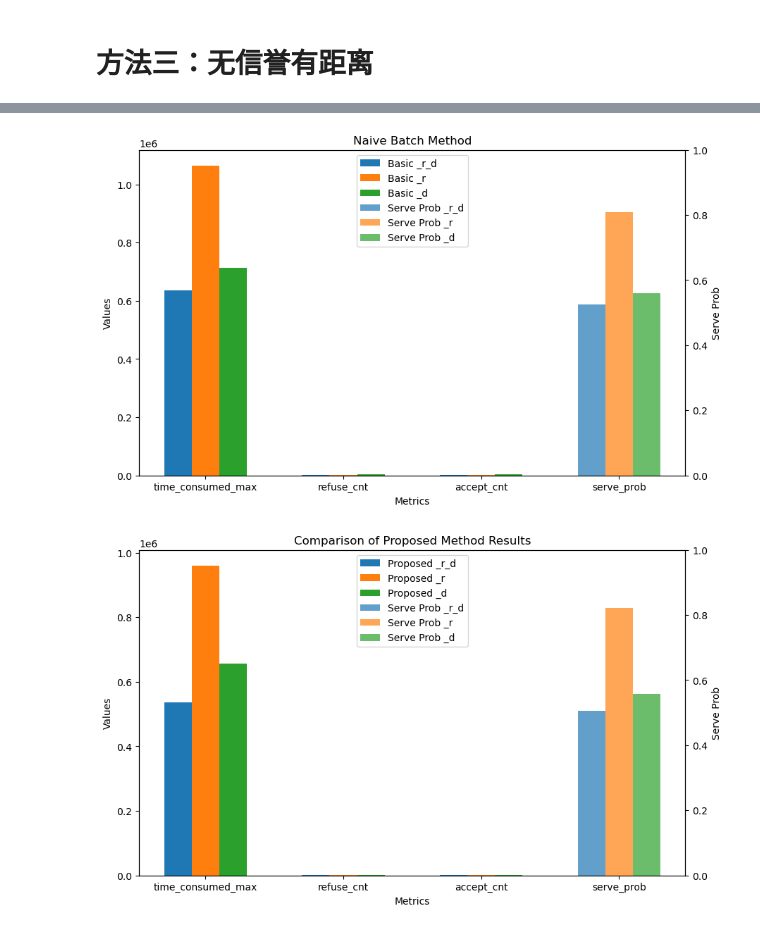
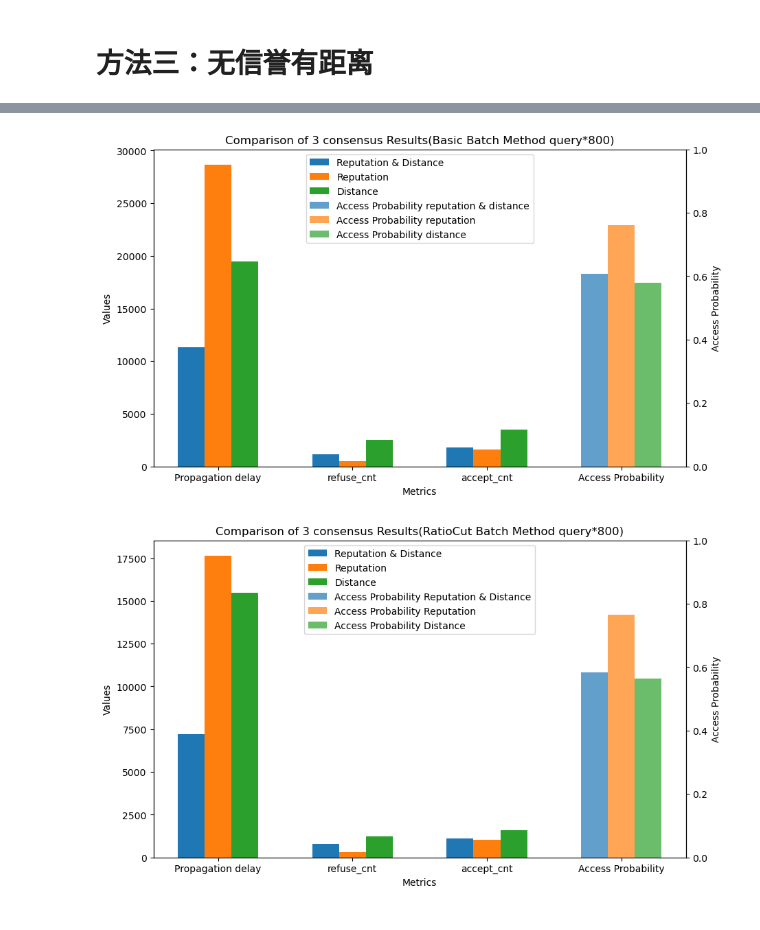
Before and after one commit to zipingw/IotDataAccessExp, a Jupyter notebook: data_preprocess_v2.ipynb, the cells around one changed output, grey strips where cells are left out. Cells and saved outputs as stored; diff of their text form; code cells hidden in the pictures.

Commit message:
exp results

```diff
--- a/data_preprocess_v2.ipynb
+++ b/data_preprocess_v2.ipynb
@@ -845,0 +849,3 @@ time_low:1980, time_high:1998, device_low:12, device_high:12
+# %%
+for idx in range(len(found_in_basic_batch)):
+    found_in_basic_batch[idx] = list(set(found_in_basic_batch[idx]))
@@ -845,0 +872,3 @@ time_low:1980, time_high:1998, device_low:12, device_high:12
+# %%
+for idx in range(len(found_in_proposed_batch)):
+    found_in_proposed_batch[idx] = list(set(found_in_proposed_batch[idx]))
@@ -937,0 +1006,5 @@ found_in_proposed_node_r_d
+# %%
+for idx in range(len(found_in_basic_node_r_d)):
+    found_in_basic_node_r_d[idx] = list(set(found_in_basic_node_r_d[idx]))
+for idx in range(len(found_in_proposed_node_r_d)):
+    found_in_proposed_node_r_d[idx] = list(set(found_in_proposed_node_r_d[idx]))
@@ -1396,7 +1488,7 @@ data_proposed_r = [time_consumed_max_proposed_r, refuse_cnt_proposed_r, accept_c
 data_basic_d = [time_consumed_max_basic_d, refuse_cnt_basic_d, accept_cnt_basic_d, serve_prob_basic_d]  # time_consumed_max_basic, refuse_cnt_basic, accept_cnt_basic, serve_prob_basic
 data_proposed_d = [time_consumed_max_proposed_d, refuse_cnt_proposed_d, accept_cnt_proposed_d, serve_prob_proposed_d]  # time_consumed_max_proposed, refuse_cnt_proposed, accept_cnt_proposed, serve_prob_proposed
 
-categories = ['time_consumed_max', 'refuse_cnt', 'accept_cnt', 'serve_prob']
+categories = ['Propagation delay', 'refuse_cnt', 'accept_cnt', 'Access Probability']
 
 # Plot 1: Horizontal comparison for basic method
 # Create figure and primary axis
@@ -1406,21 +1498,21 @@ bar_width = 0.2
 index = np.arange(len(categories))
 
 # Plot bars for time_consumed_max, refuse_cnt, accept_cnt, and serve_prob with primary y-axis for the first three metrics
-ax1.bar(index, data_basic_r_d, bar_width, label='Basic _r_d')
-ax1.bar(index + bar_width, data_basic_r, bar_width, label='Basic _r')
-ax1.bar(index + 2 * bar_width, data_basic_d, bar_width, label='Basic _d')
+ax1.bar(index, data_basic_r_d, bar_width, label='Reputation & Distance')
+ax1.bar(index + bar_width, data_basic_r, bar_width, label='Reputation')
+ax1.bar(index + 2 * bar_width, data_basic_d, bar_width, label='Distance')
 
 # Set labels, title, and legend for primary axis
 ax1.set_xlabel('Metrics')
 ax1.set_ylabel('Values')
-ax1.set_title('Naive Batch Method')
+ax1.set_title('Comparison of 3 consensus Results(Basic Batch Method query*800)')
 ax1.set_xticks(index + bar_width)
 ax1.set_xticklabels(categories)
 ax1.legend(loc='upper left')
 
 # Create secondary axis for serve_prob with adjusted range
 ax2 = ax1.twinx()
-ax2.set_ylabel('Serve Prob')
+ax2.set_ylabel('Access Probability')
 
 # Adjust the range of serve_prob to be more prominent
 serve_prob_scaled_r_d = np.array(data_basic_r_d[-1]) # Scaling factor
@@ -1428,9 +1520,9 @@ serve_prob_scaled_r = np.array(data_basic_r[-1])
 serve_prob_scaled_d = np.array(data_basic_d[-1])
 
 # Plot scaled serve_prob values as bars on secondary axis
-ax2.bar(index[-1], serve_prob_scaled_r_d, bar_width, label='Serve Prob _r_d', alpha=0.7)
-ax2.bar(index[-1] + bar_width, serve_prob_scaled_r, bar_width, label='Serve Prob _r', alpha=0.7)
-ax2.bar(index[-1] + 2 * bar_width, serve_prob_scaled_d, bar_width, label='Serve Prob _d', alpha=0.7)
+ax2.bar(index[-1], serve_prob_scaled_r_d, bar_width, label='Access Probability reputation & distance', alpha=0.7)
+ax2.bar(index[-1] + bar_width, serve_prob_scaled_r, bar_width, label='Access Probability reputation', alpha=0.7)
+ax2.bar(index[-1] + 2 * bar_width, serve_prob_scaled_d, bar_width, label='Access Probability distance', alpha=0.7)
 
 ax2.set_ylim(0, 1)  # Adjust the range of secondary axis for serve_prob
 
@@ -1441,7 +1533,7 @@ ax1.legend(lines + lines2, labels + labels2, loc='upper center')
 
 plt.show()
 # %% [output]
-[figure, old version]
+[figure, new version]
 # %%
 # Create figure and primary axis
 fig, ax1 = plt.subplots(figsize=(10, 6))
@@ -1450,43 +1542,43 @@ bar_width = 0.2
 index = np.arange(len(categories))
 
 # Plot bars for time_consumed_max, refuse_cnt, accept_cnt, and serve_prob with primary y-axis for the first three metrics
-ax1.bar(index, data_proposed_r_d, bar_width, label='Proposed _r_d')
-ax1.bar(index + bar_width, data_proposed_r, bar_width, label='Proposed _r')
-ax1.bar(index + 2 * bar_width, data_proposed_d, bar_width, label='Proposed _d')
+ax1.bar(index, data_proposed_r_d, bar_width, label='Reputation & Distance')
+ax1.bar(index + bar_width, data_proposed_r, bar_width, label='Reputation')
+ax1.bar(index + 2 * bar_width, data_proposed_d, bar_width, label='Distance')
 
 # Set labels, title, and legend for primary axis
 ax1.set_xlabel('Metrics')
 ax1.set_ylabel('Values')
-ax1.set_title('Comparison of Proposed Method Results')
+ax1.set_title('Comparison of 3 consensus Results(RatioCut Batch Method query*800)')
 ax1.set_xticks(index + bar_width)
 ax1.set_xticklabels(categories)
 ax1.legend(loc='upper left')
 
 # Create secondary axis for serve_prob with adjusted range
 ax2 = ax1.twinx()
-ax2.set_ylabel('Serve Prob')
+ax2.set_ylabel('Access Probability')
 
 # Adjust the range of serve_prob to be more prominent
 serve_prob_scaled_r_d = np.array(data_proposed_r_d[-1]) # Scaling factor
 serve_prob_scaled_r = np.array(data_proposed_r[-1])
 serve_prob_scaled_d = np.array(data_proposed_d[-1])
 
 # Plot scaled serve_prob values as bars on secondary axis
-ax2.bar(index[-1], serve_prob_scaled_r_d, bar_width, label='Serve Prob _r_d', alpha=0.7)
-ax2.bar(index[-1] + bar_width, serve_prob_scaled_r, bar_width, label='Serve Prob _r', alpha=0.7)
-ax2.bar(index[-1] + 2 * bar_width, serve_prob_scaled_d, bar_width, label='Serve Prob _d', alpha=0.7)
+ax2.bar(index[-1], serve_prob_scaled_r_d, bar_width, label='Access Probability Reputation & Distance', alpha=0.7)
+ax2.bar(index[-1] + bar_width, serve_prob_scaled_r, bar_width, label='Access Probability Reputation', alpha=0.7)
+ax2.bar(index[-1] + 2 * bar_width, serve_prob_scaled_d, bar_width, label='Access Probability Distance', alpha=0.7)
 
 ax2.set_ylim(0, 1)  # Adjust the range of secondary axis for serve_prob
 
 # Combine legends from both axes
 lines, labels = ax1.get_legend_handles_labels()
 lines2, labels2 = ax2.get_legend_handles_labels()
 ax1.legend(lines + lines2, labels + labels2, loc='upper center')
 
 plt.show()
 # 修改颜色信息，并将prob调整到0.5-1之间，即增大全重
 # %% [output]
-[figure, old version]
+[figure, new version]
 # %%
 # Create figure and primary axis
 fig, ax1 = plt.subplots(figsize=(10, 6))
```
Also changed, not shown: parts of 36 cells of this notebook, 7 other files.
